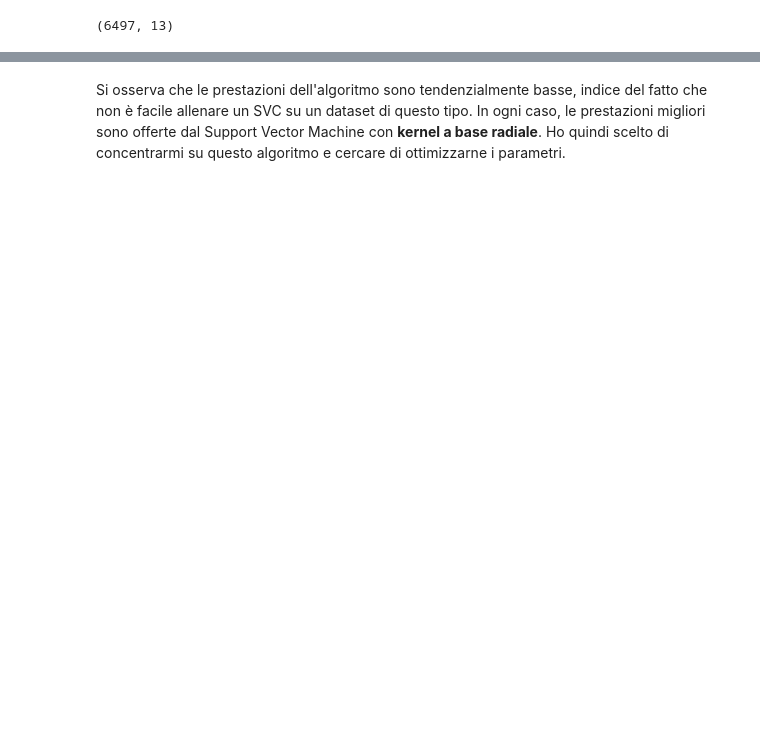
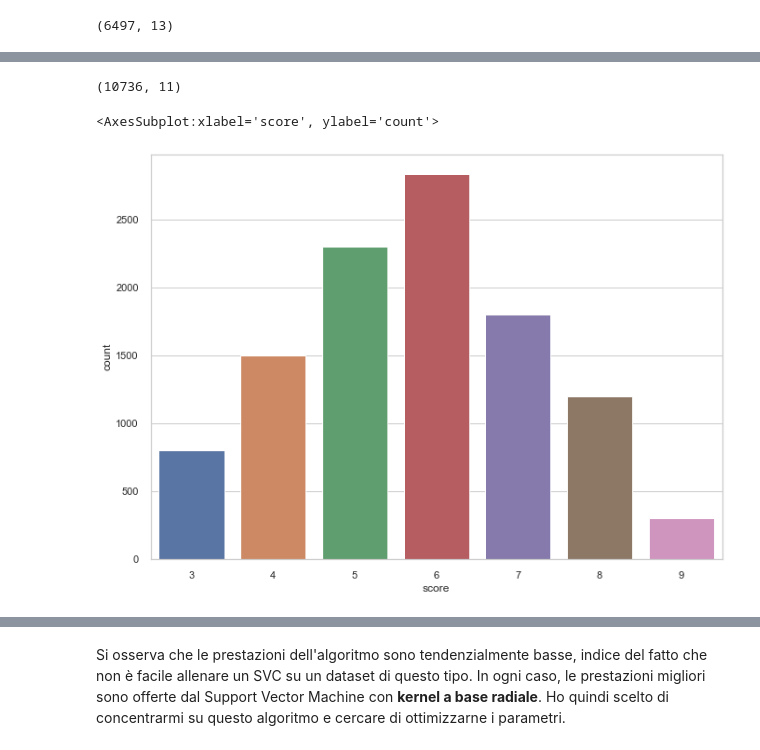
Before and after one commit to andreasala98/WineClass, a Jupyter notebook: WineClassifier.ipynb, the cells around one changed output, grey strips where cells are left out. Cells and saved outputs as stored; diff of their text form; code cells hidden in the pictures; blank space fills up the shorter version.

```diff
--- a/WineClassifier.ipynb
+++ b/WineClassifier.ipynb
@@ -62,2 +78,20 @@ df.head()
+# %%
+from imblearn.over_sampling import SMOTE, RandomOverSampler
+train_cols = ['fixed_acidity','volatile_acidity','citric_acid','residual_sugar','chlorides',
+               'free_sulfur_dioxide','density','pH','sulphates','alcohol', 'style']
+X = df[train_cols]
+y = df['score']
+weights = {3:800, 4:1500, 5:2300, 6:2836, 7:1800, 8:1200, 9:300}
+oversample = SMOTE(k_neighbors=4, sampling_strategy=weights)
+# transform the dataset
+XX, YY = oversample.fit_resample(X, y)
+XX.shape
+# %% [output]
+(10736, 11)
+# %%
+sns.countplot(YY)
+# %% [output]
+<AxesSubplot:xlabel='score', ylabel='count'>
+[figure, added]
 # %% [markdown]
 ### <span style="color:darkred"> Matrice di correlazione </span>
```
Also changed, not shown: parts of 53 cells of this notebook.
